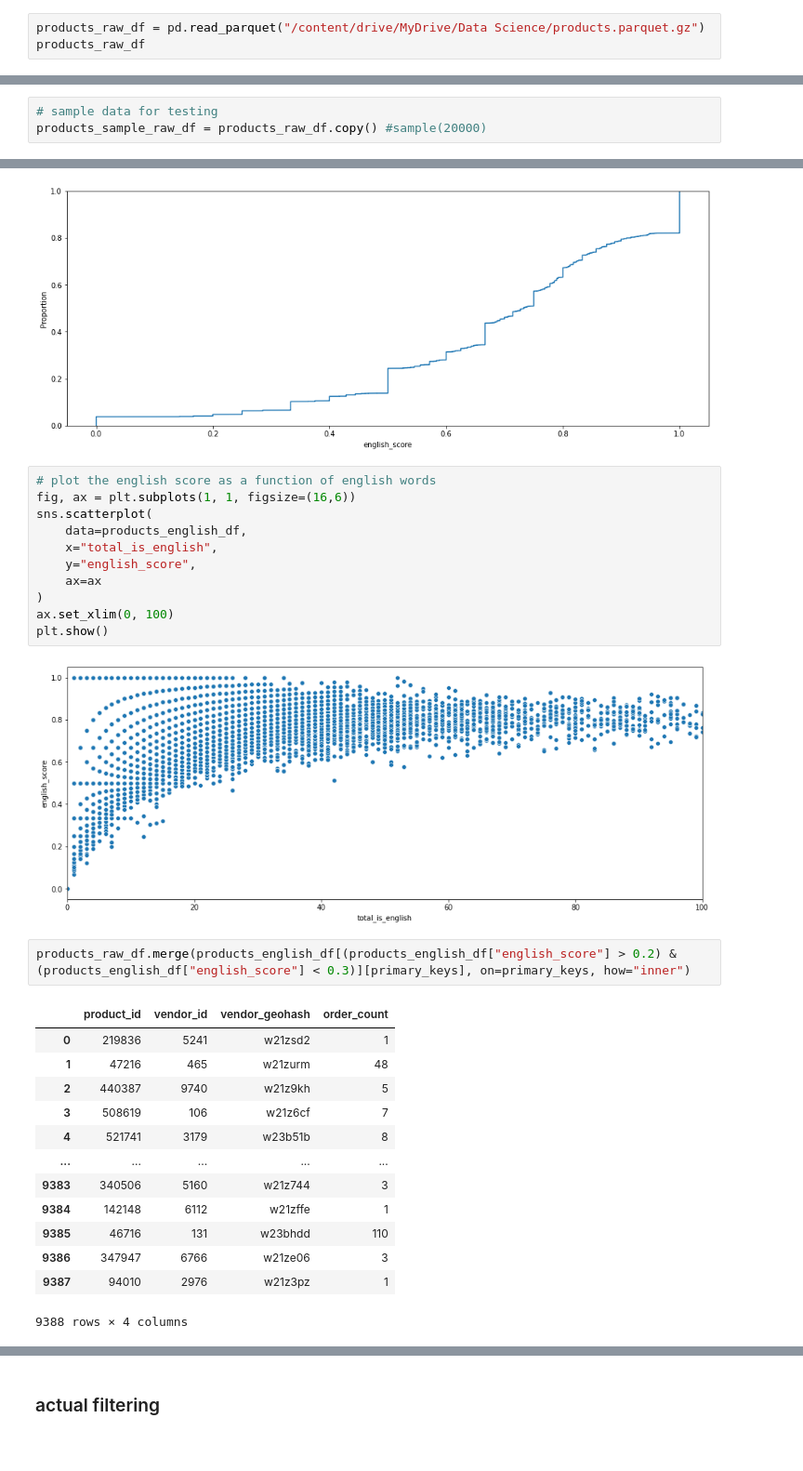
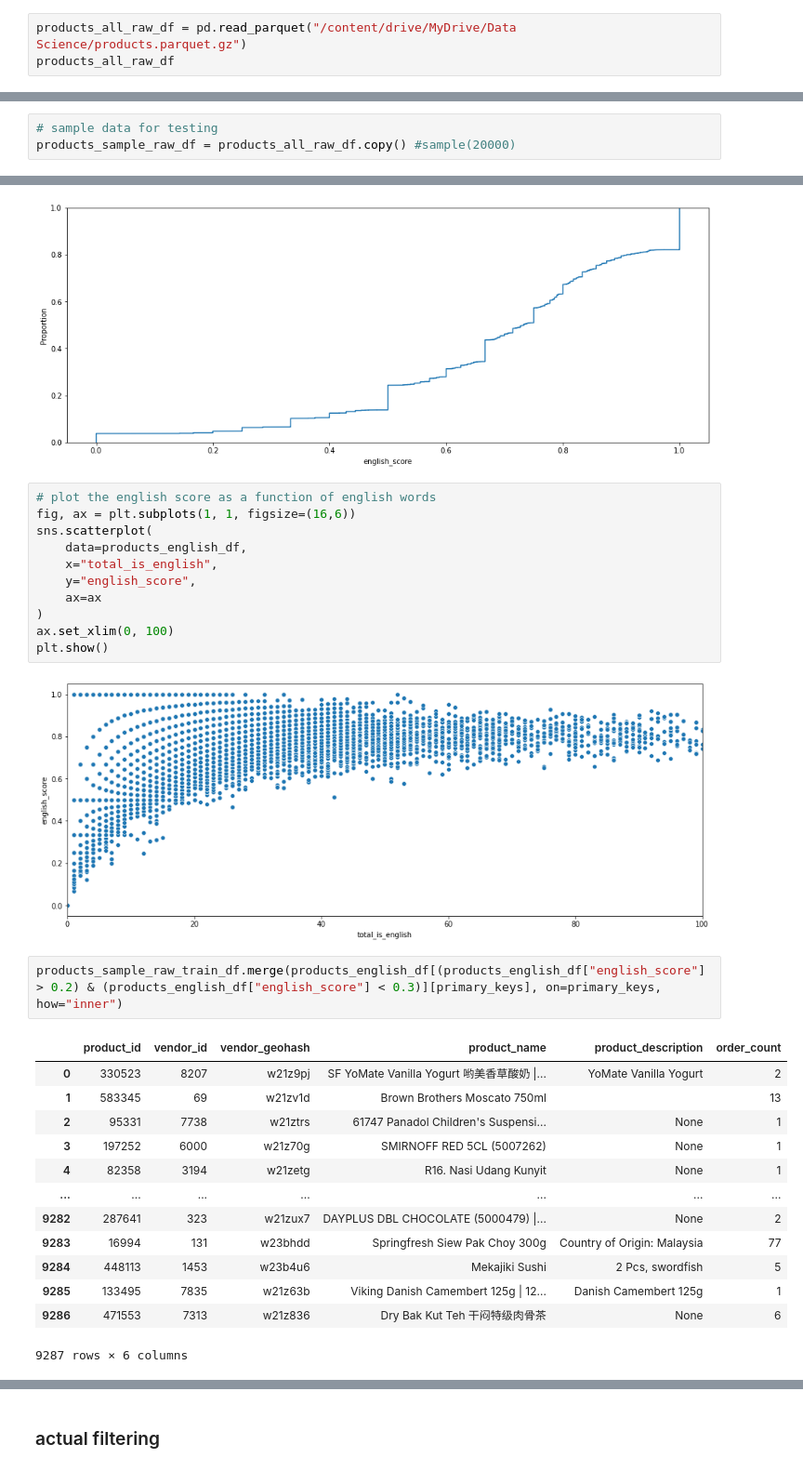
Before and after one commit to cb-314/vendor_challenge, a Jupyter notebook: vendor_challenge.ipynb, the cells around one changed output, grey strips where cells are left out. Shown at 93% size. Saved outputs shown, nothing was run; the diff lists cells and outputs as text.

Commit message:
fixed bug where I accidentally overwrote the raw input data

```diff
--- a/vendor_challenge.ipynb
+++ b/vendor_challenge.ipynb
@@ -38,8 +38,8 @@ drive.mount("/content/drive")
 # %% [output]
 Drive already mounted at /content/drive; to attempt to forcibly remount, call drive.mount("/content/drive", force_remount=True).
 # %%
-products_raw_df = pd.read_parquet("/content/drive/MyDrive/Data Science/products.parquet.gz")
-products_raw_df
+products_all_raw_df = pd.read_parquet("/content/drive/MyDrive/Data Science/products.parquet.gz")
+products_all_raw_df
 # %% [output]
 |  | product_id | vendor_id | vendor_geohash | product_name | product_description | order_count |
 | 0 | 0 | 0 | w21z6tu | Cheese Tofu | None | 116 |
@@ -89,7 +89,7 @@ That is a target distribution we don't really want to see. Most orders are less
 ## train test split
 # %%
 # sample data for testing
-products_sample_raw_df = products_raw_df.copy() #sample(20000)
+products_sample_raw_df = products_all_raw_df.copy() #sample(20000)
 # %%
 # train test split
 products_sample_raw_train_df, products_sample_raw_test_df = sklearn.model_selection.train_test_split(products_sample_raw_df, test_size=0.2)
@@ -263,21 +263,21 @@ sns.scatterplot(
 ax.set_xlim(0, 100)
 plt.show()
 # %% [output]
-[figure, old version]
+[figure, new version]
 # %%
-products_raw_df.merge(products_english_df[(products_english_df["english_score"] > 0.2) & (products_english_df["english_score"] < 0.3)][primary_keys], on=primary_keys, how="inner")
+products_sample_raw_train_df.merge(products_english_df[(products_english_df["english_score"] > 0.2) & (products_english_df["english_score"] < 0.3)][primary_keys], on=primary_keys, how="inner")
 # %% [output]
-|  | product_id | vendor_id | vendor_geohash | order_count |
-| 0 | 219836 | 5241 | w21zsd2 | 1 |
-| 1 | 47216 | 465 | w21zurm | 48 |
-| 2 | 440387 | 9740 | w21z9kh | 5 |
-| 3 | 508619 | 106 | w21z6cf | 7 |
-| 4 | 521741 | 3179 | w23b51b | 8 |
-| ... | ... | ... | ... | ... |
-| 9383 | 340506 | 5160 | w21z744 | 3 |
-| 9384 | 142148 | 6112 | w21zffe | 1 |
-| 9385 | 46716 | 131 | w23bhdd | 110 |
-| 9386 | 347947 | 6766 | w21ze06 | 3 |
-| 9387 | 94010 | 2976 | w21z3pz | 1 |
+|  | product_id | vendor_id | vendor_geohash | product_name | product_description | order_count |
+| 0 | 330523 | 8207 | w21z9pj | SF YoMate Vanilla Yogurt 哟美香草酸奶 |... | YoMate Vanilla Yogurt | 2 |
+| 1 | 583345 | 69 | w21zv1d | Brown Brothers Moscato 750ml |  | 13 |
+| 2 | 95331 | 7738 | w21ztrs | 61747 Panadol Children's Suspensi... | None | 1 |
+| 3 | 197252 | 6000 | w21z70g | SMIRNOFF RED 5CL (5007262) | None | 1 |
+| 4 | 82358 | 3194 | w21zetg | R16. Nasi Udang Kunyit | None | 1 |
+| ... | ... | ... | ... | ... | ... | ... |
+| 9282 | 287641 | 323 | w21zux7 | DAYPLUS DBL CHOCOLATE (5000479) |... | None | 2 |
+| 9283 | 16994 | 131 | w23bhdd | Springfresh Siew Pak Choy 300g | Country of Origin: Malaysia | 77 |
+| 9284 | 448113 | 1453 | w23b4u6 | Mekajiki Sushi | 2 Pcs, swordfish | 5 |
+| 9285 | 133495 | 7835 | w21z63b | Viking Danish Camembert 125g | 12... | Danish Camembert 125g | 1 |
+| 9286 | 471553 | 7313 | w21z836 | Dry Bak Kut Teh 干闷特级肉骨茶 | None | 6 |
-9388 rows × 4 columns
+9287 rows × 6 columns
 # %%
```
Also changed, not shown: parts of 12 cells of this notebook.
